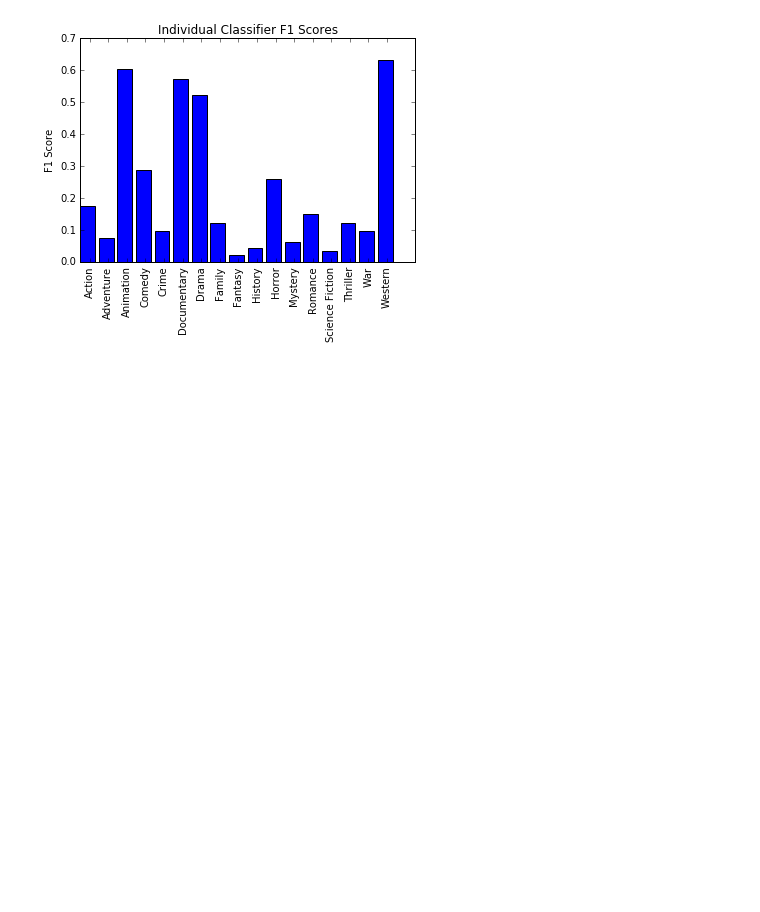
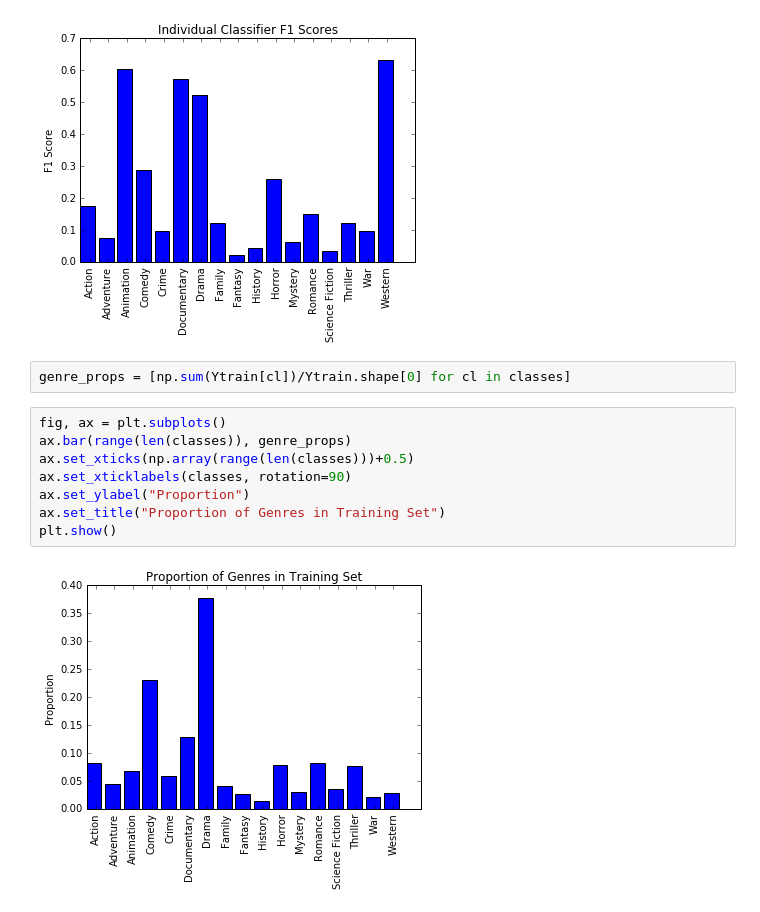
Before and after one commit to cocochrane/CS109B_FinalProject, a Jupyter notebook: RandomForestClassifier.ipynb, the cells around one changed output. Drawn from its saved outputs; the diff is of its cells as text; blank space fills up the shorter version.

Commit message:
Added Discussion of RF and plots

```diff
--- a/RandomForestClassifier.ipynb
+++ b/RandomForestClassifier.ipynb
@@ -118,3 +118,15 @@ ax.set_title("Individual Classifier F1 Scores")
 plt.show()
 # %% [output]
 [figure]
+# %%
+genre_props = [np.sum(Ytrain[cl])/Ytrain.shape[0] for cl in classes]
+# %%
+fig, ax = plt.subplots()
+ax.bar(range(len(classes)), genre_props)
+ax.set_xticks(np.array(range(len(classes)))+0.5)
+ax.set_xticklabels(classes, rotation=90)
+ax.set_ylabel("Proportion")
+ax.set_title("Proportion of Genres in Training Set")
+plt.show()
+# %% [output]
+[figure, added]
```
Also changed, not shown: 1 other file.
